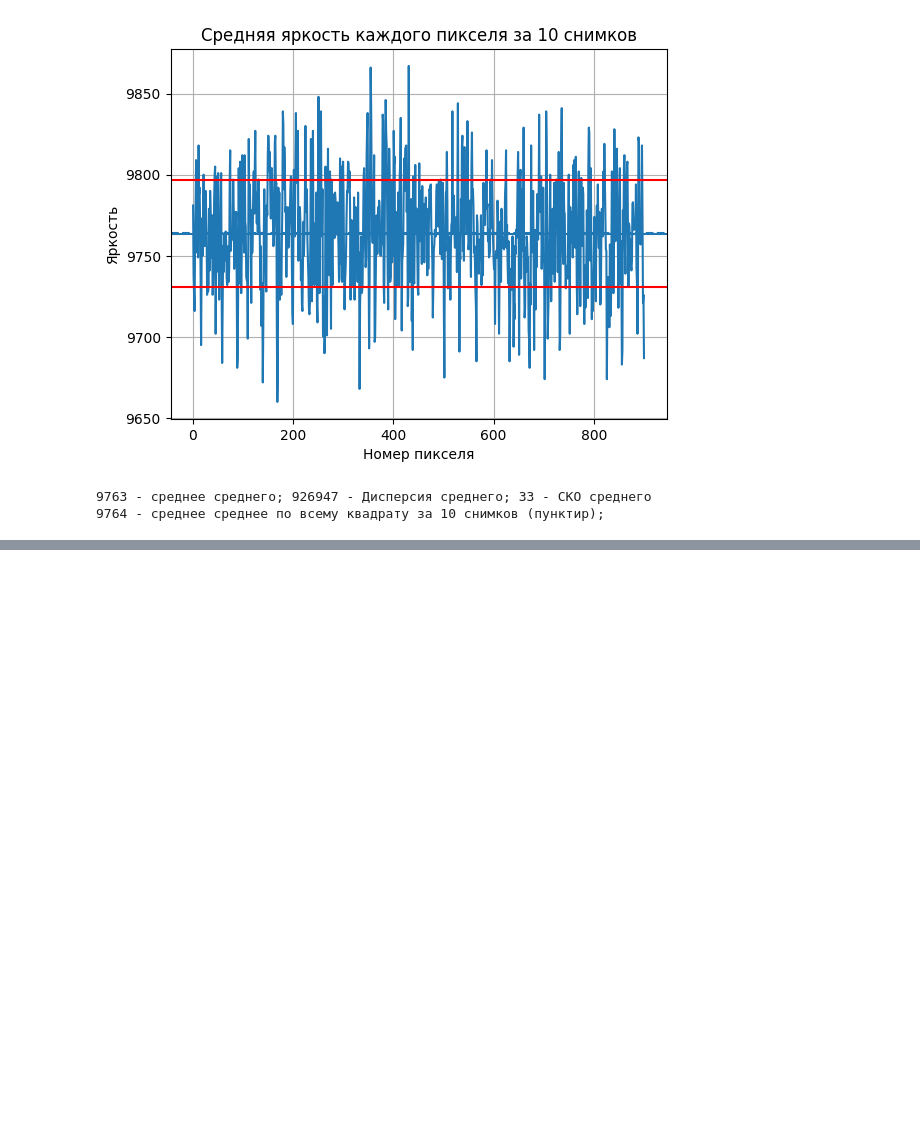
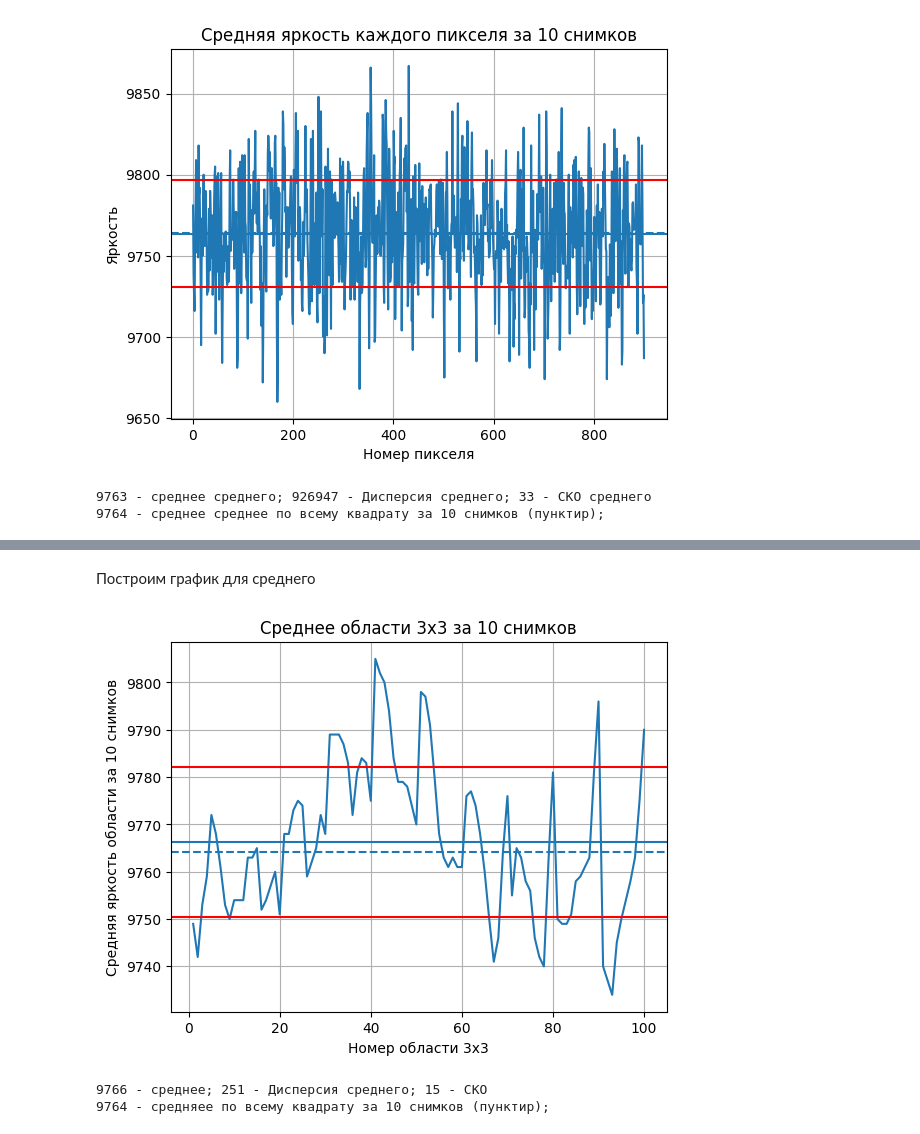
Before and after one commit to integrator942/SNR_X_RAY_PICTURES, a Jupyter notebook: SNR_X_RAY_PICTURES.ipynb, the cells around one changed output, grey strips where cells are left out. Saved outputs shown, nothing was run; the diff lists cells and outputs as text; code cells hidden in the pictures; blank space fills up the shorter version.

```diff
--- a/SNR_X_RAY_PICTURES.ipynb
+++ b/SNR_X_RAY_PICTURES.ipynb
@@ -70,7 +70,7 @@ print(round(mean,2), '- среднее значение\n', round(std,2),'Сре
 sredn_var=[]
 sredn_mean=[]
 for i in range(10):
-    path_elbow="C:\\Users\\lkond\\Destkop\\Python\\elbow\\16_bit\\" + str(i+1) + ".tiff"
+    path_elbow="C:\\Users\\lkond\\Desktop\\Python\\16_bit\\" + str(i+1) + ".tiff"
     img = Image.open(path_elbow)
     img = img.crop(coordinates_crop) #Обрезка тёмных краёв
     imag_region_loop = img.crop(coordinates) #выбор области анализа
@@ -125,7 +125,7 @@ pixel_brightness=[]
 pixel_brightness_total=[]
 pixel_mean_var=[]
 for i in range(10):
-    path_elbow="C:\\Users\\lkond\\Destkop\\Python\\elbow\\16_bit\\" + str(i+1) + ".tiff"
+    path_elbow="C:\\Users\\lkond\\Desktop\\Python\\16_bit\\" + str(i+1) + ".tiff"
     img = Image.open(path_elbow)
     img = img.crop(coordinates_crop) #Обрезка тёмных краёв
     imag_region_loop = img.crop(coordinates) #выбор области анализа
@@ -168,9 +168,6 @@ print(int(mean_sredn_var), '- средняя дисперсия по всему
 # %% [markdown]
 То же самое для средней яркости для всех пикселей
 # %%
-k_graph=[]
-for k in range(b_square**2): #Ось X
-    k_graph.append(k+1)
 std_var_pixel=np.std(pixel_mean_var[0]) #СКО среднего
 mean_var_pixel=np.mean(pixel_mean_var[0]) #Среднее значение среднего
 plt.plot(k_graph, pixel_mean_var[0])
@@ -247,0 +245,21 @@ print(int(mean_sredn_var), '- средняя дисперсия по всему
+# %% [markdown]
+Построим график для среднего
+# %%
+std_var_pixel=np.std(pixel33_mean_var[0]) #СКО
+mean_var_pixel=np.mean(pixel33_mean_var[0]) #Среднее значение
+plt.plot(k_graph, pixel33_mean_var[0])
+plt.axline((1, mean_var_pixel), (Ox, mean_var_pixel))  #Среднее значение дисперсии
+plt.axline((1, mean_var_pixel+std_var_pixel), (Ox, mean_var_pixel+std_var_pixel), color='Red') #+ СКО
+plt.axline((1, mean_var_pixel-std_var_pixel), (Ox, mean_var_pixel-std_var_pixel), color='Red') #- СКО
+plt.axline((1, mean_sredn_mean), (Ox, mean_sredn_mean), linestyle='--') #Средняя дисперсия по всему выбранному квадрату за 10
+plt.grid()
+plt.xlabel('Номер области 3х3')
+plt.ylabel('Средняя яркость области за 10 снимков')
+plt.title('Среднее области 3х3 за 10 снимков')
+plt.show()
+print(int(mean_var_pixel), '- среднее;', int(np.var(pixel33_mean_var[0])),'- Дисперсия среднего;', int(std_var_pixel), '- СКО')
+print(int(mean_sredn_mean), '- средняее по всему квадрату за 10 снимков (пунктир);')
+# %% [output]
+[figure, added]
+9766 - среднее; 251 - Дисперсия среднего; 15 - СКО
+9764 - средняее по всему квадрату за 10 снимков (пунктир);
```
Also changed, not shown: parts of 6 cells of this notebook.
